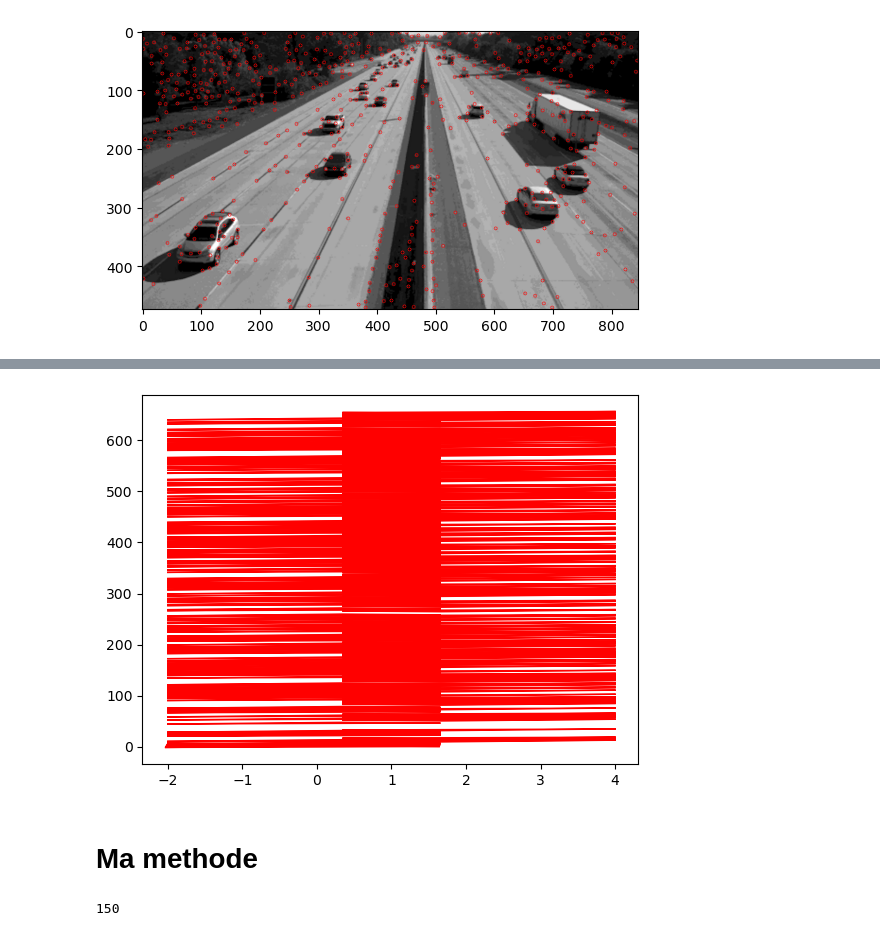
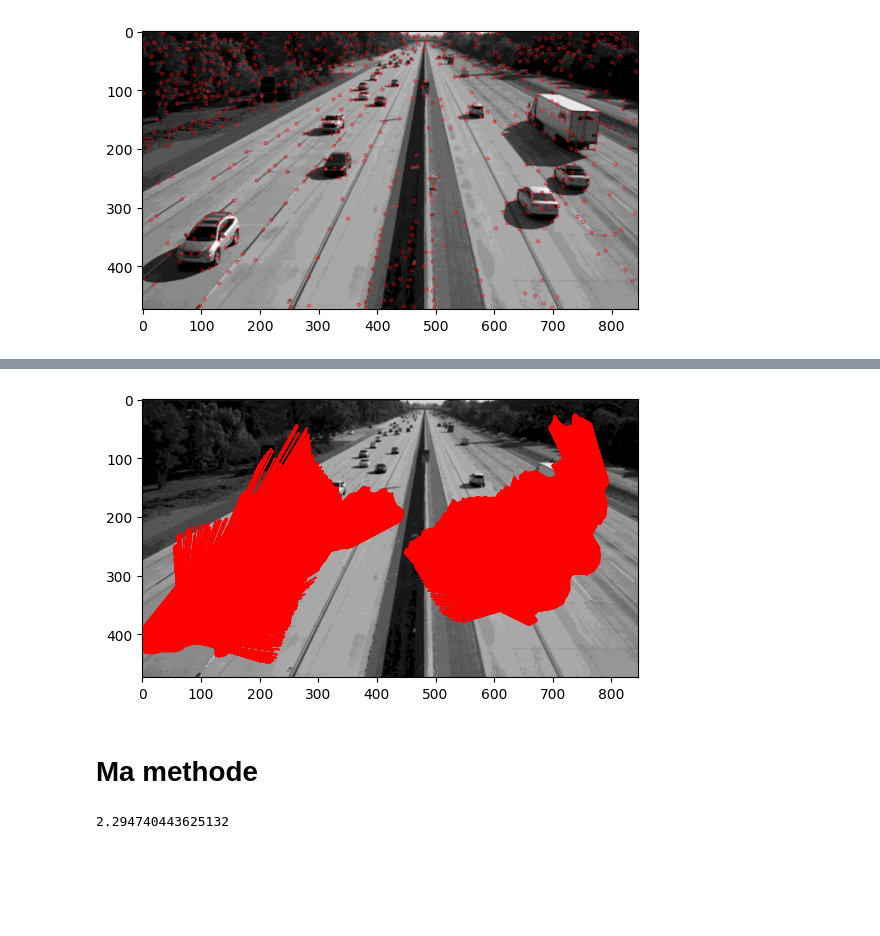
Before and after one commit to Souniz/TPSD_S6, a Jupyter notebook: TAI/PJean/FlowOptique.ipynb, the cells around one changed output, grey strips where cells are left out. Saved outputs shown, nothing was run; the diff lists cells and outputs as text; code cells hidden in the pictures; blank space fills up the shorter version.

Commit message:
FlowOptiev2

```diff
--- a/TAI/PJean/FlowOptique.ipynb
+++ b/TAI/PJean/FlowOptique.ipynb
@@ -60,4 +60,8 @@ plt.imshow(img2,cmap='gray')
 <matplotlib.image.AxesImage at 0x...>
 [figure]
 # %%
-flow=cv.calcOpticalFlowFarneback(img1,img2,corner1, 0.5, 3, 15, 5, 7, 1.5, 0)
+img1=cv.imread('frame1.png')
+img1 = cv.cvtColor(img1,cv.COLOR_BGR2GRAY)
+img2=cv.imread('frame2.png')
+img2 = cv.cvtColor(img2,cv.COLOR_BGR2GRAY)
+flow=cv.calcOpticalFlowFarneback(img1,img2,None, 0.5, 3, 15, 5, 7, 1.5, 0)
@@ -66,20 +88,18 @@ error: OpenCV(4.8.1) D:\a\opencv-python\opencv-python\opencv\modules\video\src\o
 # %%
-u=np.array([i[0] for i in flow])
-v=np.array([i[1] for i in flow])
+u=flow[:,:,0]
+v=flow[:,:,1]
 # %%
-S=np.shape(corner1)
+img1=cv.imread('frame1.png')
+img1 = cv.cvtColor(img1,cv.COLOR_BGR2GRAY)
+plt.imshow(img1,cmap='gray')
+S=np.shape(img1)
 for i in range(S[0]):
         for j in range(S[1]):
-            if abs(u[i,j])>1e-16 or abs(v[i,j])>1e-16:
+            if abs(u[i,j])>5 or abs(v[i,j])>5:
                 plt.arrow(j,i,15*v[i,j],15*u[i,j], head_width = 2, head_length = 4, color = "r")
+plt.show()
 # %% [output]
-[figure, old version]
+[figure, new version]
 # %% [markdown]
 # Ma methode
-# %%
-gradienx=cv.Sobel(img1,cv.CV_64F,1,0,ksize=5)
-gradieny=cv.Sobel(img1,cv.CV_64F,0,1,ksize=5)
-img1[400,800]
-# %% [output]
-150
 # %%
@@ -105 +129,5 @@ for i in corner1:
+# %%
+v.max()
+# %% [output]
+2.294740443625132
 # %%
```
Also changed, not shown: parts of 8 cells of this notebook, 1 other file.
